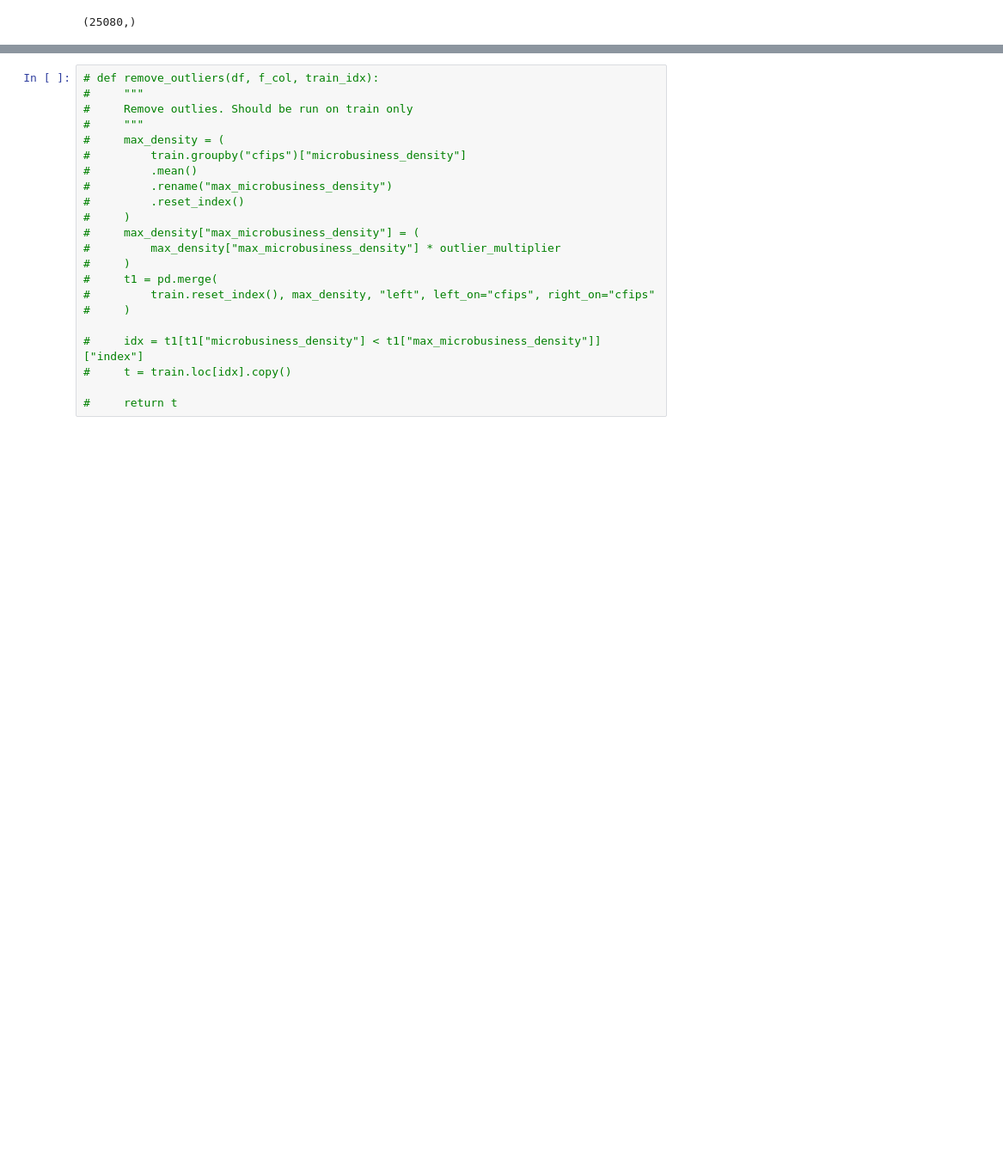
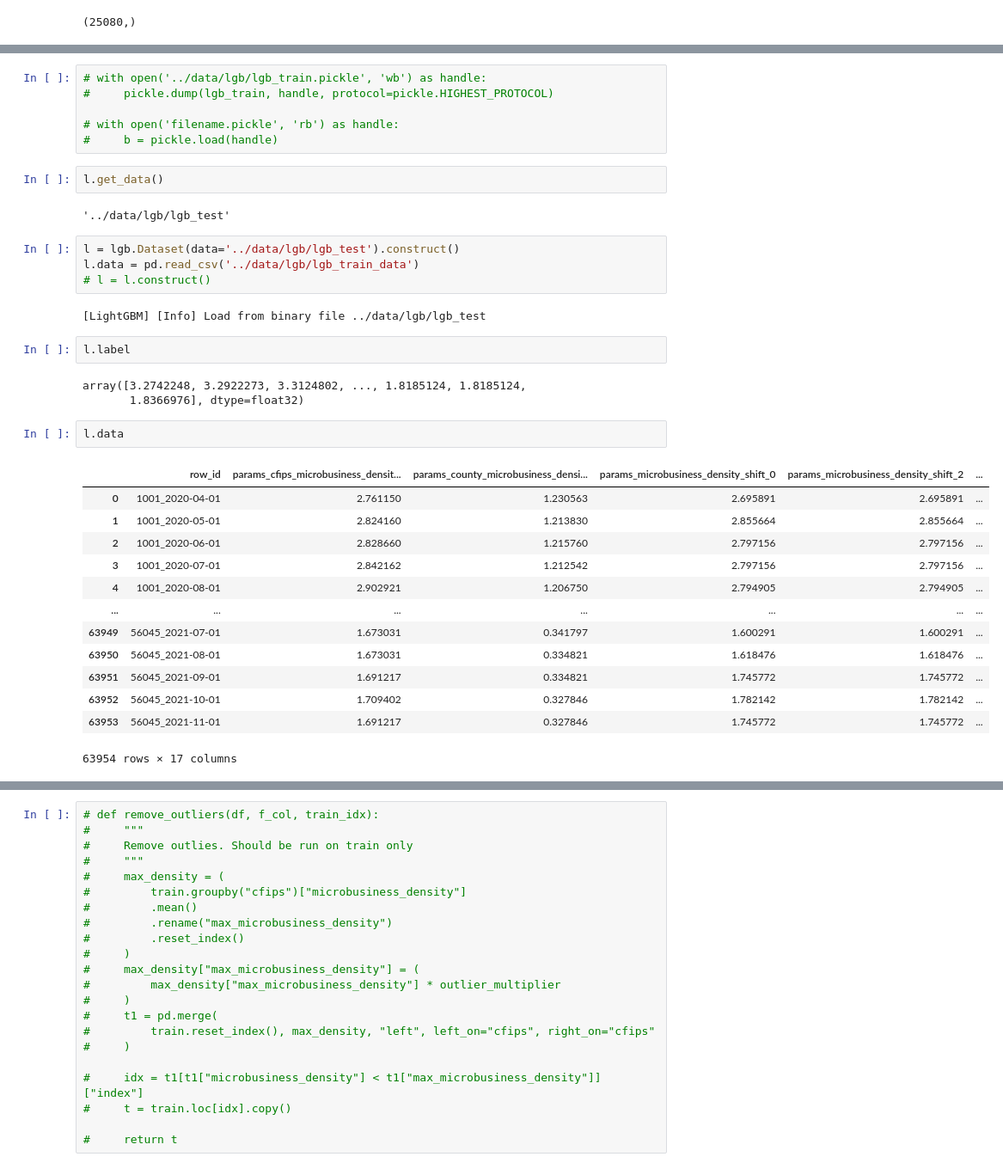
Before and after one commit to olympus999/godaddy-microbusiness-density-forecasting, a Jupyter notebook: notebooks/starter.ipynb, the cells around one changed output, grey strips where cells are left out. Shown: that part at 86% size. Drawn from its saved outputs; the diff is of its cells as text; blank space fills up the shorter version.

```diff
--- a/notebooks/starter.ipynb
+++ b/notebooks/starter.ipynb
@@ -1259,0 +462,37 @@ dtype: float64
+# %%
+# with open('../data/lgb/lgb_train.pickle', 'wb') as handle:
+#     pickle.dump(lgb_train, handle, protocol=pickle.HIGHEST_PROTOCOL)
+
+# with open('filename.pickle', 'rb') as handle:
+#     b = pickle.load(handle)
+# %%
+l.get_data()
+# %% [output]
+'../data/lgb/lgb_test'
+# %%
+l = lgb.Dataset(data='../data/lgb/lgb_test').construct()
+l.data = pd.read_csv('../data/lgb/lgb_train_data')
+# l = l.construct()
+# %% [output]
+[LightGBM] [Info] Load from binary file ../data/lgb/lgb_test
+# %%
+l.label
+# %% [output]
+array([3.2742248, 3.2922273, 3.3124802, ..., 1.8185124, 1.8185124,
+       1.8366976], dtype=float32)
+# %%
+l.data
+# %% [output]
+|  | row_id | params_cfips_microbusiness_densit... | params_county_microbusiness_densi... | params_microbusiness_density_shift_0 | params_microbusiness_density_shift_2 | ... |
+| 0 | 1001_2020-04-01 | 2.761150 | 1.230563 | 2.695891 | 2.695891 | ... |
+| 1 | 1001_2020-05-01 | 2.824160 | 1.213830 | 2.855664 | 2.855664 | ... |
+| 2 | 1001_2020-06-01 | 2.828660 | 1.215760 | 2.797156 | 2.797156 | ... |
+| 3 | 1001_2020-07-01 | 2.842162 | 1.212542 | 2.797156 | 2.797156 | ... |
+| 4 | 1001_2020-08-01 | 2.902921 | 1.206750 | 2.794905 | 2.794905 | ... |
+| ... | ... | ... | ... | ... | ... | ... |
+| 63949 | 56045_2021-07-01 | 1.673031 | 0.341797 | 1.600291 | 1.600291 | ... |
+| 63950 | 56045_2021-08-01 | 1.673031 | 0.334821 | 1.618476 | 1.618476 | ... |
+| 63951 | 56045_2021-09-01 | 1.691217 | 0.334821 | 1.745772 | 1.745772 | ... |
+| 63952 | 56045_2021-10-01 | 1.709402 | 0.327846 | 1.782142 | 1.782142 | ... |
+| 63953 | 56045_2021-11-01 | 1.691217 | 0.327846 | 1.745772 | 1.745772 | ... |
+63954 rows × 17 columns
```
Also changed, not shown: parts of 54 cells of this notebook, 10 other files.
